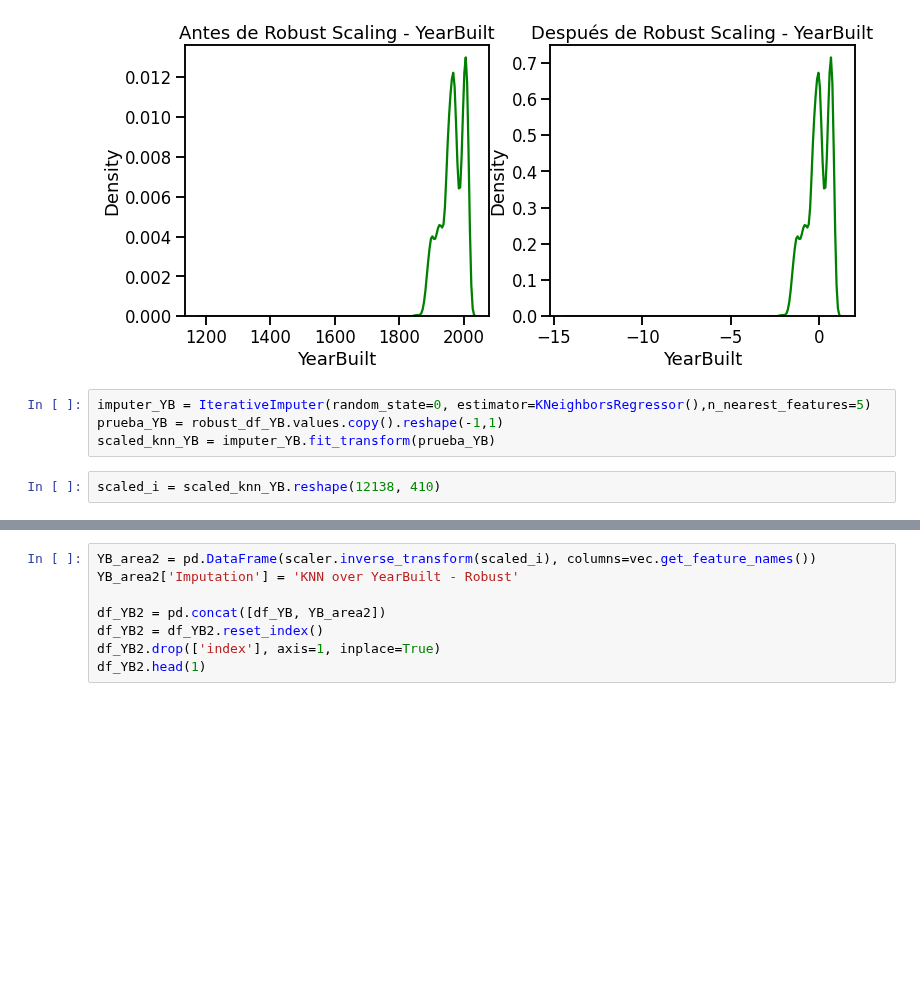
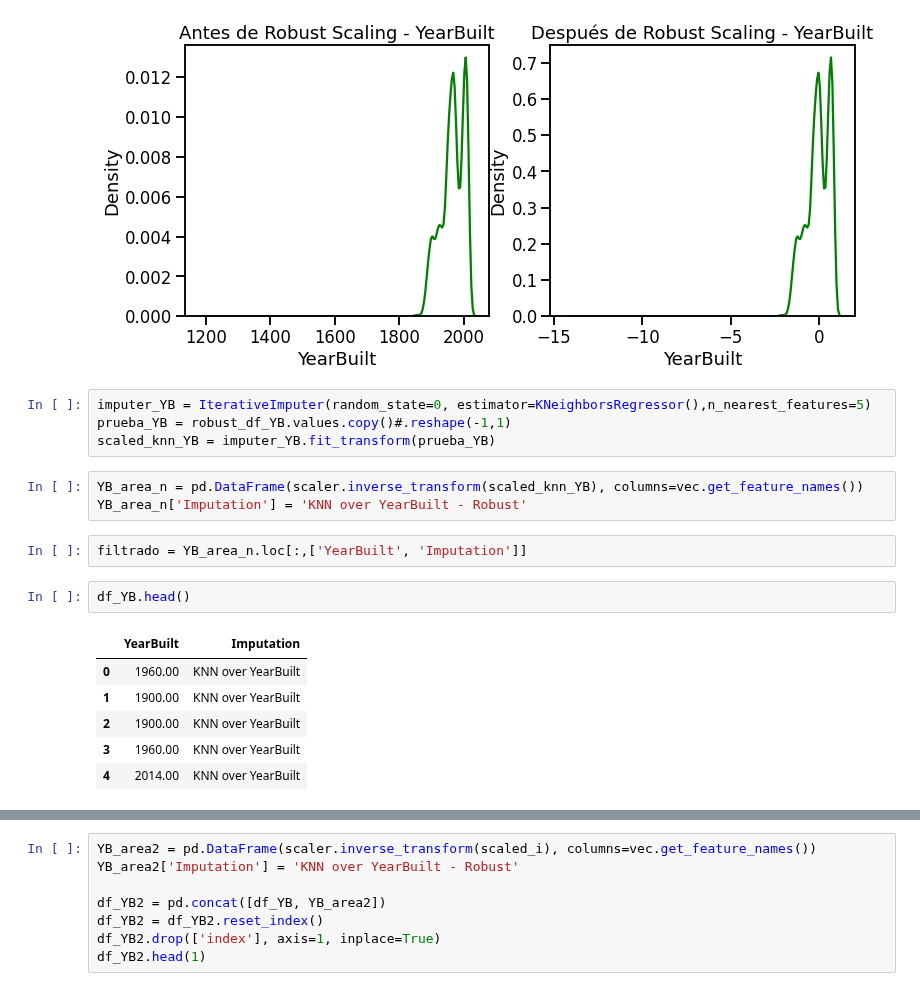
Before and after one commit to Grupo242022/EyCD, a Jupyter notebook: Entregable_Parte_2_2022_v1.ipynb, the cells around one changed output, grey strips where cells are left out. Drawn from its saved outputs; the diff is of its cells as text; blank space fills up the shorter version.

```diff
--- a/Entregable_Parte_2_2022_v1.ipynb
+++ b/Entregable_Parte_2_2022_v1.ipynb
@@ -269,7 +269,19 @@ plt.show()
 [figure]
 # %%
 imputer_YB = IterativeImputer(random_state=0, estimator=KNeighborsRegressor(),n_nearest_features=5)
-prueba_YB = robust_df_YB.values.copy().reshape(-1,1)
+prueba_YB = robust_df_YB.values.copy()#.reshape(-1,1)
 scaled_knn_YB = imputer_YB.fit_transform(prueba_YB)
-# %%
-scaled_i = scaled_knn_YB.reshape(12138, 410)
+# %%
+YB_area_n = pd.DataFrame(scaler.inverse_transform(scaled_knn_YB), columns=vec.get_feature_names())
+YB_area_n['Imputation'] = 'KNN over YearBuilt - Robust'
+# %%
+filtrado = YB_area_n.loc[:,['YearBuilt', 'Imputation']]
+# %%
+df_YB.head()
+# %% [output]
+|  | YearBuilt | Imputation |
+| 0 | 1960.00 | KNN over YearBuilt |
+| 1 | 1900.00 | KNN over YearBuilt |
+| 2 | 1900.00 | KNN over YearBuilt |
+| 3 | 1960.00 | KNN over YearBuilt |
+| 4 | 2014.00 | KNN over YearBuilt |
```
Also changed, not shown: parts of 5 cells of this notebook.
